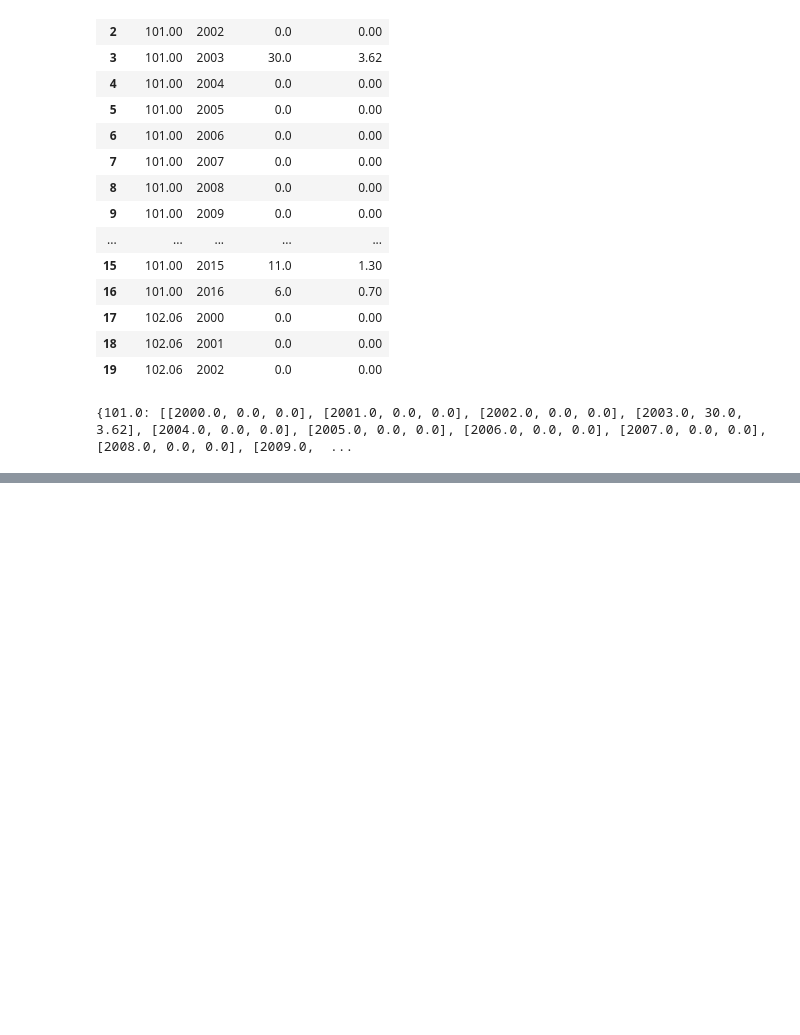
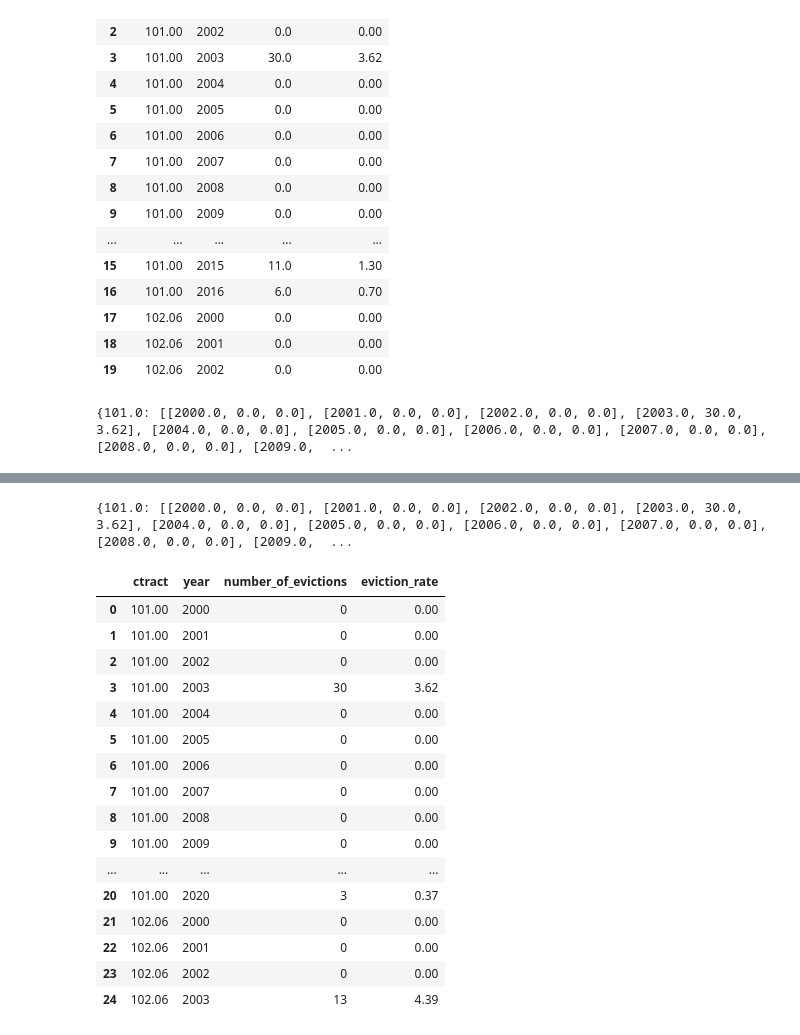
Before and after one commit to BU-Spark/AP-Evictions-Tracker, a Jupyter notebook: ForecastingEvictionData.ipynb, the cells around one changed output, grey strips where cells are left out. Saved outputs shown, nothing was run; the diff lists cells and outputs as text; code cells hidden in the pictures; blank space fills up the shorter version.

Commit message:
finished forecasting for all ctracts, adding finished jupyter file as well as csv with forecast data

```diff
--- a/ForecastingEvictionData.ipynb
+++ b/ForecastingEvictionData.ipynb
@@ -202,0 +126,63 @@ eviction_dict
+# %%
+# generalize for whole dictionary
+for key in eviction_dict:
+    # save the dictionary that this key points to
+    current_ctract_dict = eviction_dict[key]
+    # lists to keep track of year, evictions, and eviction rate
+    years = []
+    evictions = []
+    eviction_rate = []
+    #build our lists
+    for i in range(len(current_ctract_dict)):
+        years.append(int(current_ctract_dict[i][0]))
+        evictions.append(int(current_ctract_dict[i][1]))
+        eviction_rate.append(current_ctract_dict[i][2])
+    # add predictions for the next 4 years that are missing (2017 - 2020)
+    # and append to the lists we made above
+    for i in range(4):
+        years.append(years[-1] + 1)
+        evictions.append(int(predict_from_moving_average(evictions)))
+        eviction_rate.append(float(predict_from_moving_average(eviction_rate)))
+    # update dictionary values
+    for i in range(17, 21):
+        eviction_dict[key].append([years[i], evictions[i], eviction_rate[i]])
+# %%
+print(eviction_dict)
+# %% [output]
+{101.0: [[2000.0, 0.0, 0.0], [2001.0, 0.0, 0.0], [2002.0, 0.0, 0.0], [2003.0, 30.0, 3.62], [2004.0, 0.0, 0.0], [2005.0, 0.0, 0.0], [2006.0, 0.0, 0.0], [2007.0, 0.0, 0.0], [2008.0, 0.0, 0.0], [2009.0,  ...
+# %%
+# build back dataframe
+data = []
+# print(eviction_dict[101.0])
+# print(len(eviction_dict[101.0]))
+# print(eviction_dict[101.0])
+for ctract in eviction_dict:
+    for list in eviction_dict[ctract]:
+        data.append([ctract, list[0], list[1], list[2]])
+# %%
+evictions_with_forecast = pd.DataFrame(data, columns = ['ctract', 'year','number_of_evictions','eviction_rate'])
+
+# reformat data
+pd.options.display.float_format = "{:,.2f}".format
+data_types_dict = {'ctract': float,'year':int,'number_of_evictions':int,'eviction_rate':float}
+evictions_with_forecast = evictions_with_forecast.astype(data_types_dict)
+
+evictions_with_forecast.head(25)
+# %% [output]
+|  | ctract | year | number_of_evictions | eviction_rate |
+| 0 | 101.00 | 2000 | 0 | 0.00 |
+| 1 | 101.00 | 2001 | 0 | 0.00 |
+| 2 | 101.00 | 2002 | 0 | 0.00 |
+| 3 | 101.00 | 2003 | 30 | 3.62 |
+| 4 | 101.00 | 2004 | 0 | 0.00 |
+| 5 | 101.00 | 2005 | 0 | 0.00 |
+| 6 | 101.00 | 2006 | 0 | 0.00 |
+| 7 | 101.00 | 2007 | 0 | 0.00 |
+| 8 | 101.00 | 2008 | 0 | 0.00 |
+| 9 | 101.00 | 2009 | 0 | 0.00 |
+| ... | ... | ... | ... | ... |
+| 20 | 101.00 | 2020 | 3 | 0.37 |
+| 21 | 102.06 | 2000 | 0 | 0.00 |
+| 22 | 102.06 | 2001 | 0 | 0.00 |
+| 23 | 102.06 | 2002 | 0 | 0.00 |
+| 24 | 102.06 | 2003 | 13 | 4.39 |
```
Also changed, not shown: parts of 9 cells of this notebook, 1 other file.
